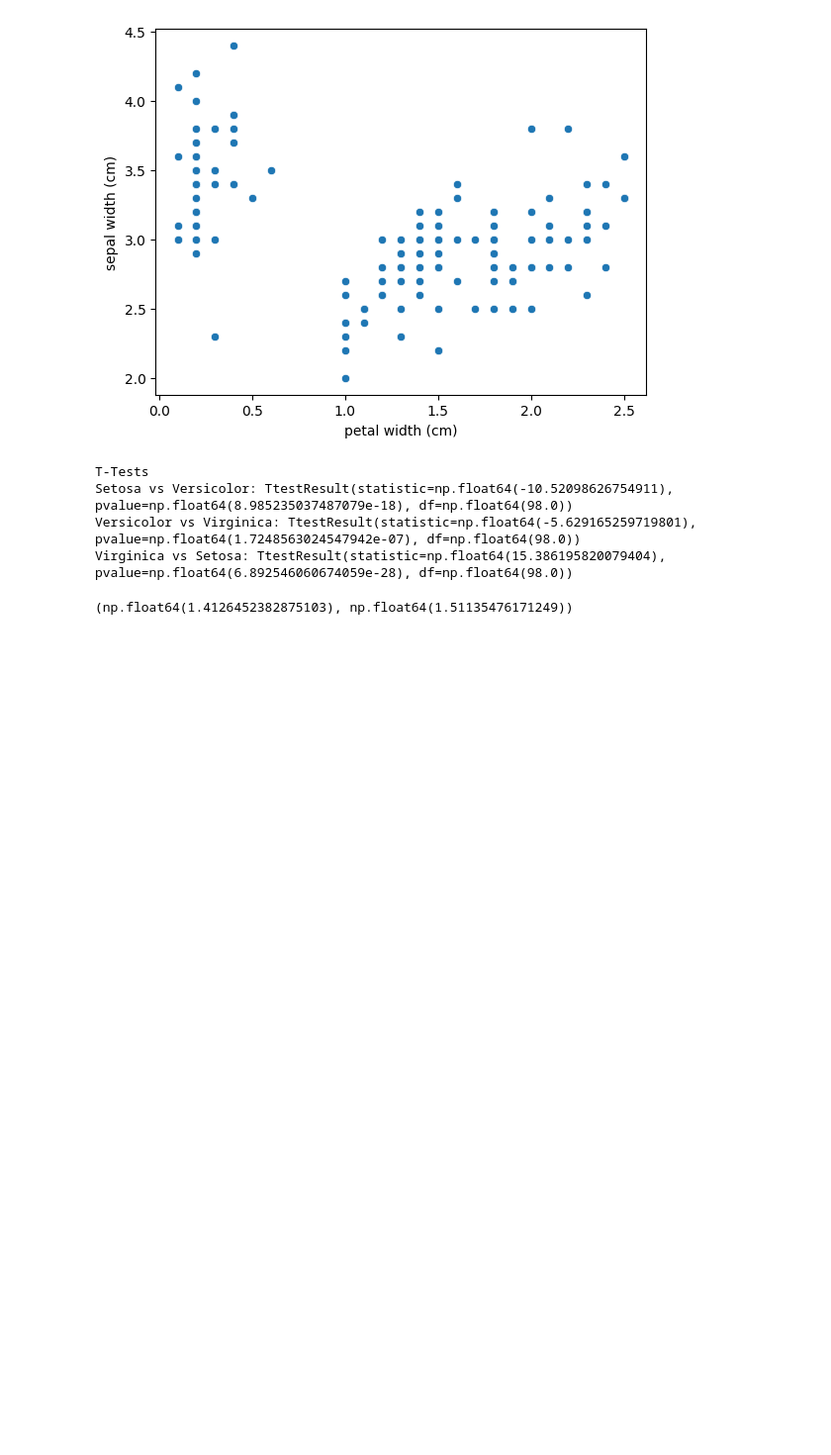
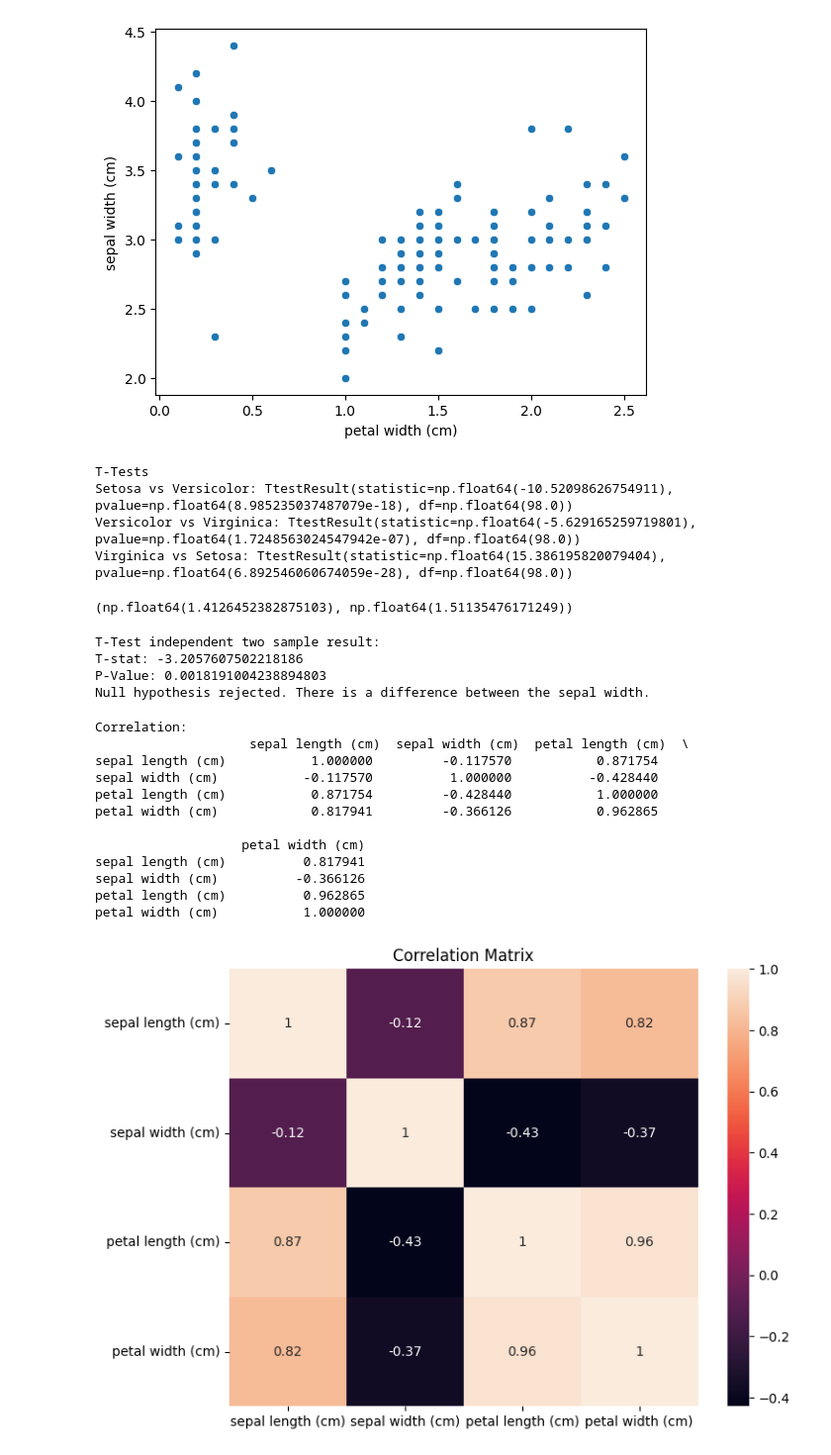
Before and after one commit to AlexanderG40/Data-Science, a Jupyter notebook: Week6_Assignment_6_1.ipynb, the cells around one changed output. Shown at 99% size. Saved outputs shown, nothing was run; the diff lists cells and outputs as text; code cells hidden in the pictures; blank space fills up the shorter version.

```diff
--- a/Week6_Assignment_6_1.ipynb
+++ b/Week6_Assignment_6_1.ipynb
@@ -220,3 +220,65 @@ confidence_interval = stats.t.interval(0.95, len(ps)-1, loc=setosa_mean, scale=s
 print(confidence_interval)
 # %% [output]
 (np.float64(1.4126452382875103), np.float64(1.51135476171249))
+# %%
+# the start of our hypothesis test between versicolor and virginica species
+# get the sepal width data from the dataframe
+# Use iris_df instead of iris, as it has the 'species' column
+dfVersicolor = iris_df[iris_df['species']=='versicolor']['sepal width (cm)']
+dfVirginica = iris_df[iris_df['species']=='virginica']['sepal width (cm)']
+
+# we create our hypothesis
+# as https://towardsdatascience.com/t-test-and-hypothesis-testing-explained-simply-1cff6358633e/ explains we normally have two hypothesis it either they are the same or they are not the same lenght
+# we set the alpha to 0.05 as that is the normal and also to reject a null hypothesis based on p-value
+# https://www.statology.org/p-value-vs-alpha/
+alpha = 0.05
+# we perform and independent two sample t-test to see the mean of two seperate groups
+tStat, pValue = stats.ttest_ind(dfVersicolor, dfVirginica)
+
+# results
+print("T-Test independent two sample result:")
+print(f"T-stat: {tStat}")
+print(f"P-Value: {pValue}")
+
+# lastly we create a if, else to interpret the results
+if pValue < alpha:
+  # if the pvalue is smaller than the alpha we reject the null hypothesis
+  print("Null hypothesis rejected. There is a difference between the sepal width.")
+else:
+  # pvalue is larger no null hypothis rejected
+  print("There is no difference between versicolor and virginica.")
+# %% [output]
+T-Test independent two sample result:
+T-stat: -3.2057607502218186
+P-Value: 0.0018191004238894803
+Null hypothesis rejected. There is a difference between the sepal width.
+# %%
+# final thing we need to do for this assignment corrolation
+# we drop species because for corrolation we need numbers not letters/character
+# we drop all the columns that have species
+correlationiris = iris_df.drop('species', axis=1).corr()
+
+# print the correlation
+print("Correlation:\n", correlationiris)
+
+# set up the heatmap to see
+plt.figure(figsize=(8,6))
+# we set the annot to true to see the correlation values in the cells
+sns.heatmap(correlationiris, annot=True)
+plt.title("Correlation Matrix")
+#show the heatmap
+plt.show()
+# %% [output]
+Correlation:
+                    sepal length (cm)  sepal width (cm)  petal length (cm)  \
+sepal length (cm)           1.000000         -0.117570           0.871754
+sepal width (cm)           -0.117570          1.000000          -0.428440
+petal length (cm)           0.871754         -0.428440           1.000000
+petal width (cm)            0.817941         -0.366126           0.962865
+
+                   petal width (cm)
+sepal length (cm)          0.817941
+sepal width (cm)          -0.366126
+petal length (cm)          0.962865
+petal width (cm)           1.000000
+[figure, added]
```
